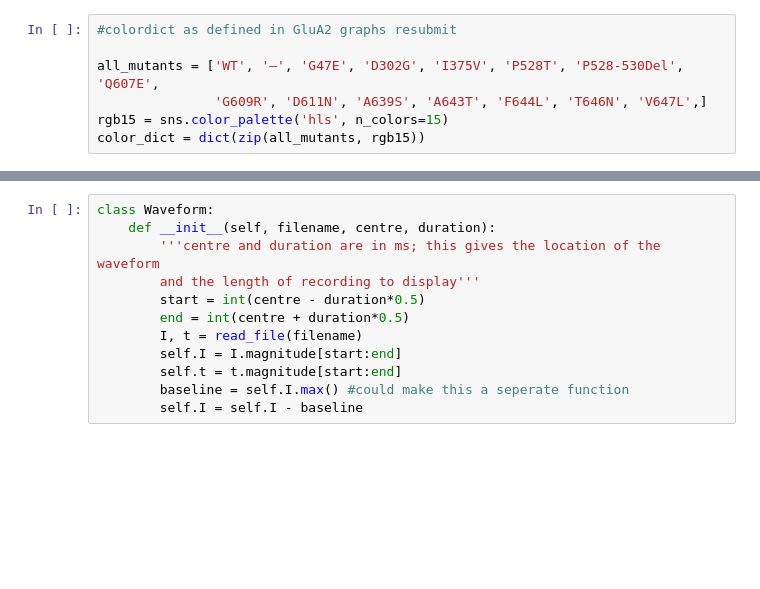
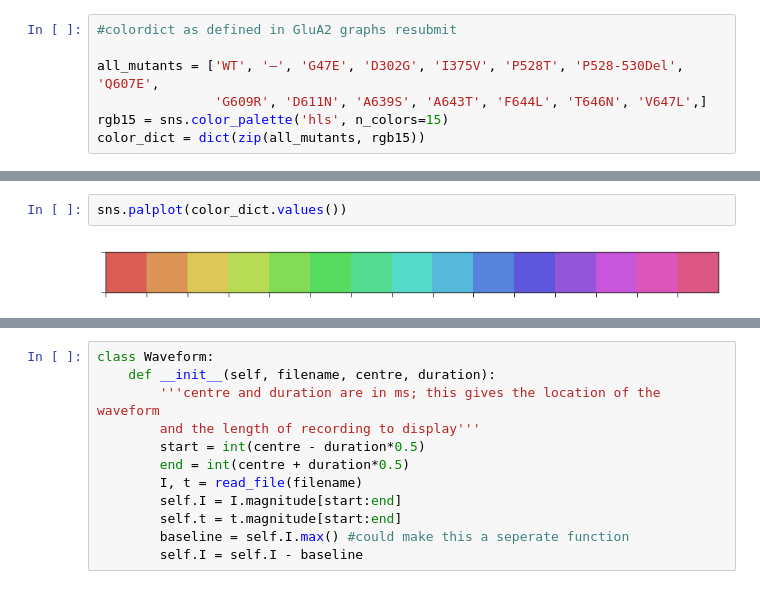
Before and after one commit to KullmannLab/AMPA_Synaptopathies, a Jupyter notebook: FigureSnips.ipynb, the cells around one changed output, grey strips where cells are left out. Saved outputs shown, nothing was run; the diff lists cells and outputs as text; blank space fills up the shorter version.

```diff
--- a/FigureSnips.ipynb
+++ b/FigureSnips.ipynb
@@ -56,0 +77,4 @@ color_dict = dict(zip(all_mutants, rgb15))
+# %%
+sns.palplot(color_dict.values())
+# %% [output]
+[figure, added]
```
Also changed, not shown: parts of 9 cells of this notebook, 1 other file.
